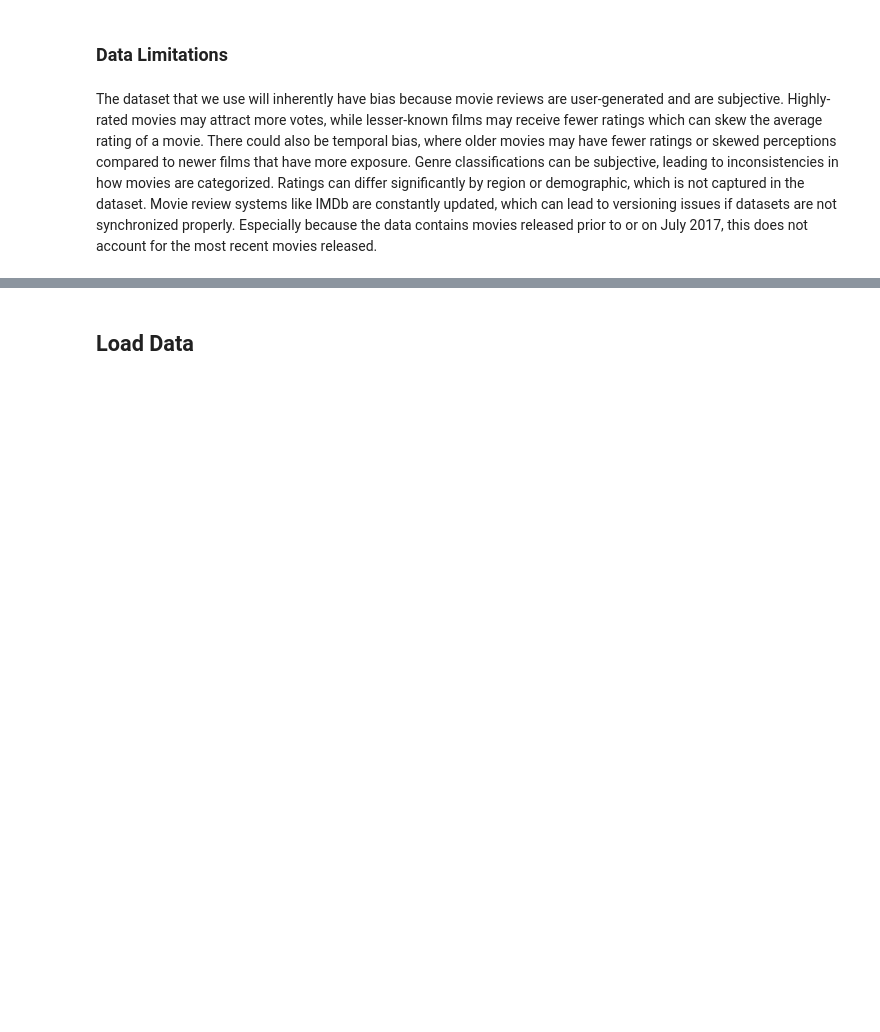
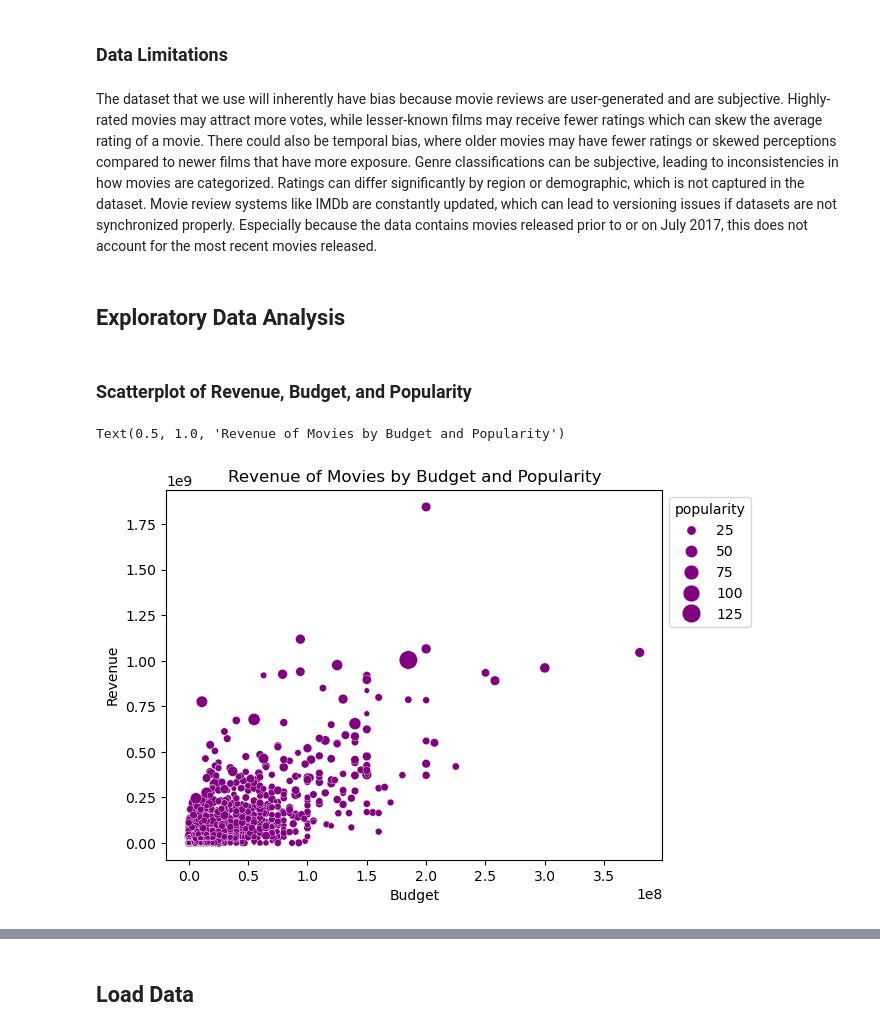
Before and after one commit to ay283/info2950_project, a Jupyter notebook: Report.ipynb, the cells around one changed output, grey strips where cells are left out. Saved outputs shown, nothing was run; the diff lists cells and outputs as text; code cells hidden in the pictures; blank space fills up the shorter version.

Commit message:
add exploratory data analysis to report

```diff
--- a/Report.ipynb
+++ b/Report.ipynb
@@ -53,3 +53,16 @@ https://grouplens.org/datasets/movielens/latest/
 ### Data Limitations
 # %% [markdown]
 The dataset that we use will inherently have bias because movie reviews are user-generated and are subjective. Highly-rated movies may attract more votes, while lesser-known films may receive fewer ratings which can skew the average rating of a movie. There could also be temporal bias, where older movies may have fewer ratings or skewed perceptions compared to newer films that have more exposure. Genre classifications can be subjective, leading to inconsistencies in how movies are categorized. Ratings can differ significantly by region or demographic, which is not captured in the dataset. Movie review systems like IMDb are constantly updated, which can lead to versioning issues if datasets are not synchronized properly. Especially because the data contains movies released prior to or on July 2017, this does not account for the most recent movies released.
+# %% [markdown]
+## Exploratory Data Analysis
+# %% [markdown]
+### Scatterplot of Revenue, Budget, and Popularity
+# %%
+plot = sns.scatterplot(data, x='budget', y='revenue', color='purple', size='popularity', sizes=(10,200))
+sns.move_legend(plot, 'upper left', bbox_to_anchor=(1,1))
+plt.xlabel('Budget')
+plt.ylabel('Revenue')
+plt.title('Revenue of Movies by Budget and Popularity')
+# %% [output]
+Text(0.5, 1.0, 'Revenue of Movies by Budget and Popularity')
+[figure, added]
```
Also changed, not shown: parts of 11 cells of this notebook.
